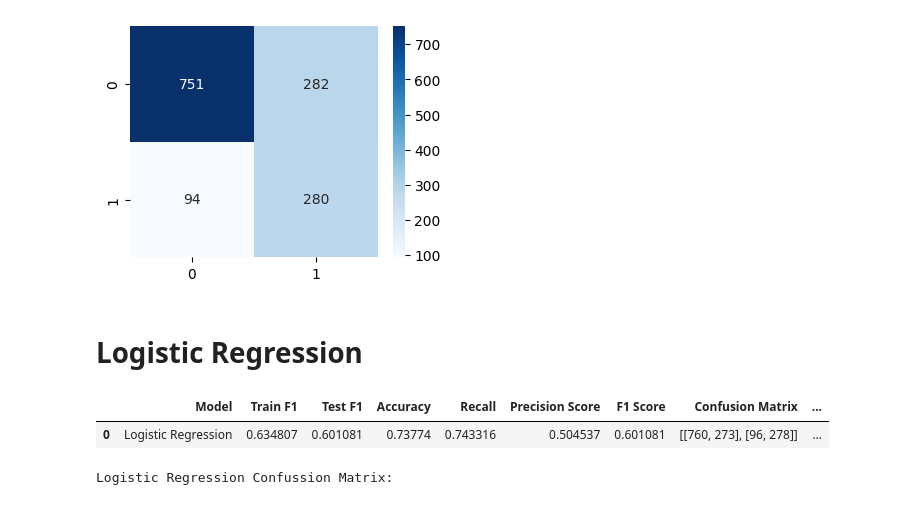
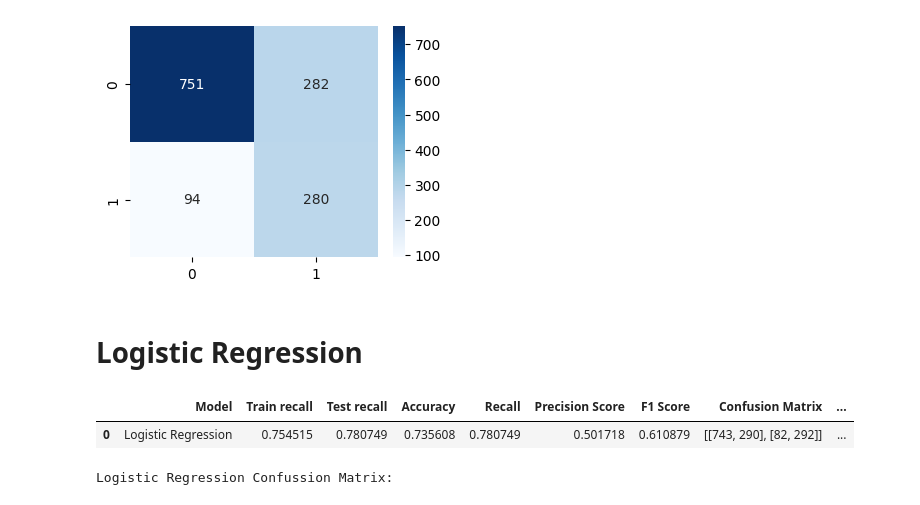
Before and after one commit to Md-Maruf-1727/customer-churn-prediction-ml, a Jupyter notebook: NoteBooks/04_model_training.ipynb, the cells around one changed output. Saved outputs shown, nothing was run; the diff lists cells and outputs as text; code cells hidden in the pictures.

```diff
--- a/NoteBooks/04_model_training.ipynb
+++ b/NoteBooks/04_model_training.ipynb
@@ -154,11 +154,8 @@ gnb_param_grid = {
 }
 
 gnb_grid = GridSearchCV(
-    estimator=pipeline, param_grid=gnb_param_grid, cv = 10, scoring='f1'
+    estimator=pipeline, param_grid=gnb_param_grid, cv = 10, scoring='recall'
 )
 gnb_model = gnb_grid.fit(scale_xtrain, ytrain)
-
-gnb_pred = gnb_model.predict(scale_xtest)
-gnb_pred_proba = gnb_model.predict_proba(scale_xtest)[:, 1]
 # %%
 gnb_xtrain_pred = gnb_model.predict(scale_xtrain)
@@ -221,48 +219,45 @@ logistic_grid = GridSearchCV(
     estimator=logi_pipeline,
     param_grid=log_param_grid,
     cv= 5,
-    scoring='f1',
+    scoring='recall',
     n_jobs=-1
 )
 logistic_model = logistic_grid.fit(scale_xtrain, ytrain)
 # %%
+logistic_xtrain_pred = gnb_model.predict(scale_xtrain)
 logistic_model_pred = logistic_model.predict(scale_xtest)
 logistic_model_pred_proba = logistic_model.predict_proba(scale_xtest)[:, 1]
 
-
-logistic_xtrain_pred = logistic_model.predict(scale_xtrain)
-logistic_xtest_pred = logistic_model.predict(scale_xtest)
-
-logistic_train_f1 = f1_score(ytrain, logistic_xtrain_pred)
-logistic_test_f1 = f1_score(ytest, logistic_xtest_pred)
+logistic_train_f1 = recall_score(ytrain, logistic_xtrain_pred)
+logistic_test_f1 = recall_score(ytest, logistic_model_pred)
 
 logistic_accuracy = accuracy_score(ytest, logistic_model_pred)
 logistic_recall = recall_score(ytest, logistic_model_pred)
 logistic_precision = precision_score(ytest, logistic_model_pred)
 logistic_f1 = f1_score(ytest, logistic_model_pred)
 logistic_confussion = confusion_matrix(ytest, logistic_model_pred)
 logistic_roc_auc = roc_auc_score(ytest, logistic_model_pred_proba)
 
 logistic_best_params = logistic_model.best_params_
 logistic_best_score = logistic_model.best_score_
 
 logistic_result = pd.DataFrame([{
     'Model': 'Logistic Regression',
-    'Train F1': logistic_train_f1,
-    'Test F1': logistic_test_f1,
+    'Train recall': logistic_train_f1,
+    'Test recall': logistic_test_f1,
     'Accuracy': logistic_accuracy,
     'Recall': logistic_recall,
     'Precision Score': logistic_precision,
     'F1 Score': logistic_f1,
     'Confusion Matrix': logistic_confussion,
     'Roc Auc Score': logistic_roc_auc,
     'Best Params': str(logistic_best_params),
     'Best CV Score': logistic_best_score
 }])
 logistic_result
 # %% [output]
-|  | Model | Train F1 | Test F1 | Accuracy | Recall | Precision Score | F1 Score | Confusion Matrix | ... |
-| 0 | Logistic Regression | 0.634807 | 0.601081 | 0.73774 | 0.743316 | 0.504537 | 0.601081 | [[760, 273], [96, 278]] | ... |
+|  | Model | Train recall | Test recall | Accuracy | Recall | Precision Score | F1 Score | Confusion Matrix | ... |
+| 0 | Logistic Regression | 0.754515 | 0.780749 | 0.735608 | 0.780749 | 0.501718 | 0.610879 | [[743, 290], [82, 292]] | ... |
 # %%
 print("Logistic Regression Confussion Matrix:")
 plt.figure(figsize=(4,3))
```
Also changed, not shown: parts of 9 cells of this notebook.
